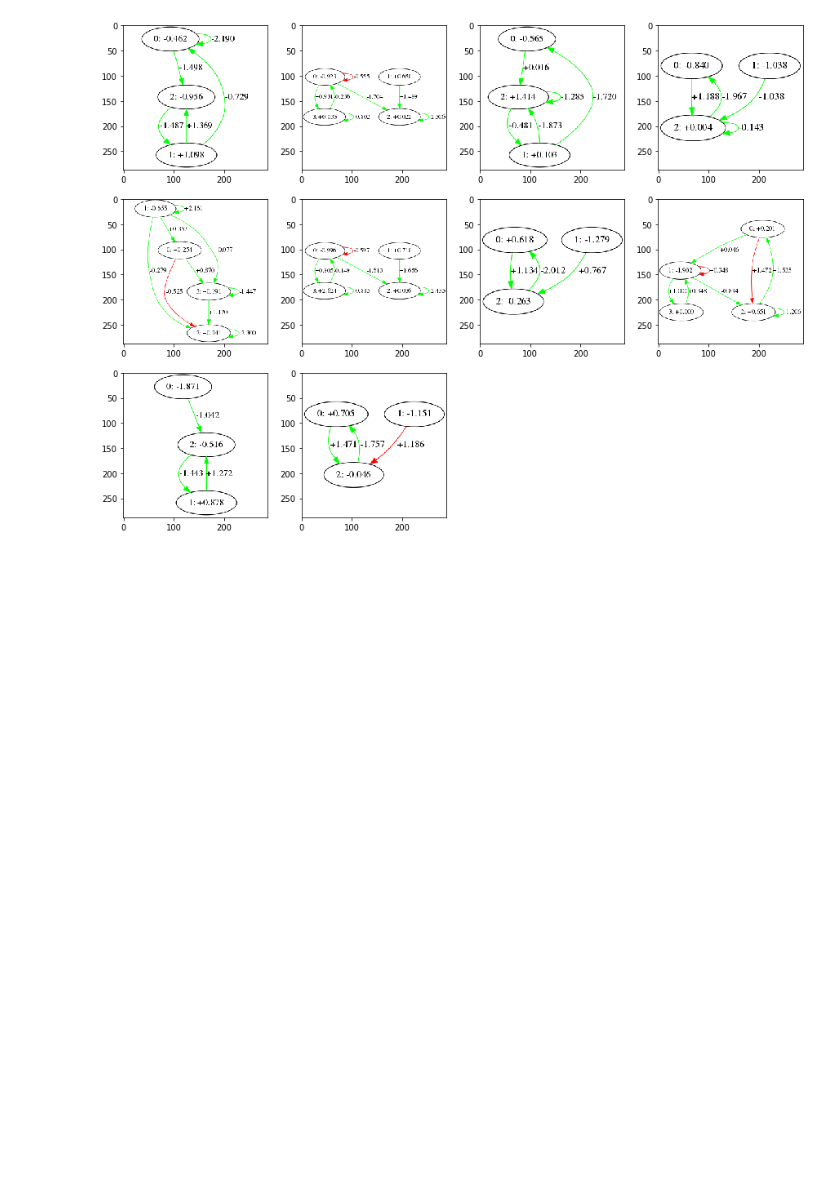
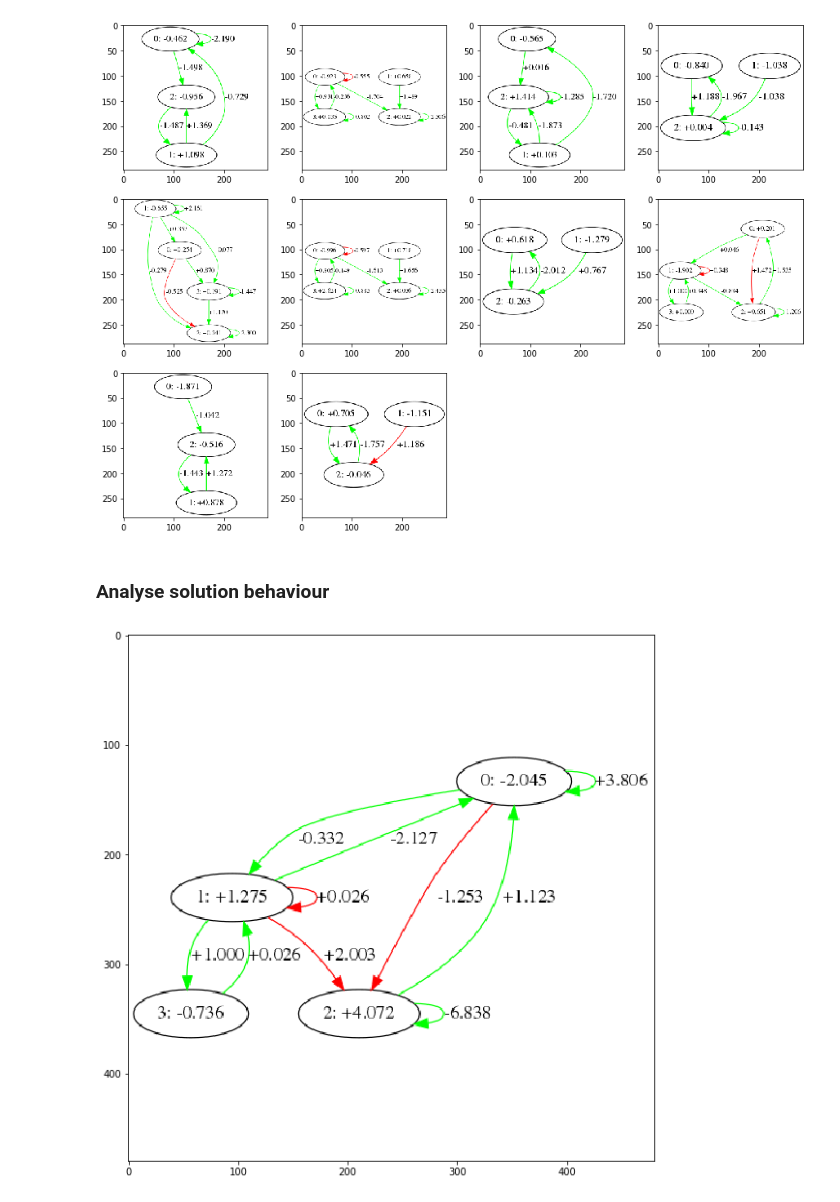
Before and after one commit to adamtupper/pyneat, a Jupyter notebook: notebooks/cart_pole_analysis.ipynb, the cells around one changed output. Saved outputs shown, nothing was run; the diff lists cells and outputs as text; code cells hidden in the pictures; blank space fills up the shorter version.

Commit message:
Add analysis of solution behaviour.

```diff
--- a/notebooks/cart_pole_analysis.ipynb
+++ b/notebooks/cart_pole_analysis.ipynb
@@ -149,10 +152,10 @@ def pad(img, desired_size):
     """
     Pad a graphiz diagram to the desired size. 1:1 aspect ratio.
     """
-    pad_left = (288 - img.shape[0]) // 2
-    pad_right = 288 - img.shape[0] - pad_left
-    pad_top = (288 - img.shape[1]) // 2
-    pad_bottom = 288 - img.shape[1] - pad_top
+    pad_left = (desired_size - img.shape[0]) // 2
+    pad_right = desired_size - img.shape[0] - pad_left
+    pad_top = (desired_size - img.shape[1]) // 2
+    pad_bottom = desired_size - img.shape[1] - pad_top
 
     img = np.pad(img,
                  pad_width=((pad_left, pad_right), (pad_top, pad_bottom), (0, 0)),
@@ -208,3 +211,23 @@ for k in range(n_subplots):
 plt.show()
 # %% [output]
 [figure]
+# %% [markdown]
+### Analyse solution behaviour
+# %%
+SOLUTION_PATH = 'solution.pickle'
+genome = pickle.load(open(SOLUTION_PATH, 'rb'))
+# %%
+# Draw genome
+graph = genome_to_networkx(genome)
+graph = nx.drawing.nx_agraph.to_agraph(graph)
+graph.layout('dot')
+graph.graph_attr['size'] = '5!'
+graph.draw('graph.png')
+img = Image.open('graph.png')
+img = np.array(img)
+img = pad(img, 480)
+plt.figure(figsize = (10, 10))
+plt.imshow(img)
+plt.show()
+# %% [output]
+[figure, added]
```
Also changed, not shown: parts of 11 cells of this notebook.
